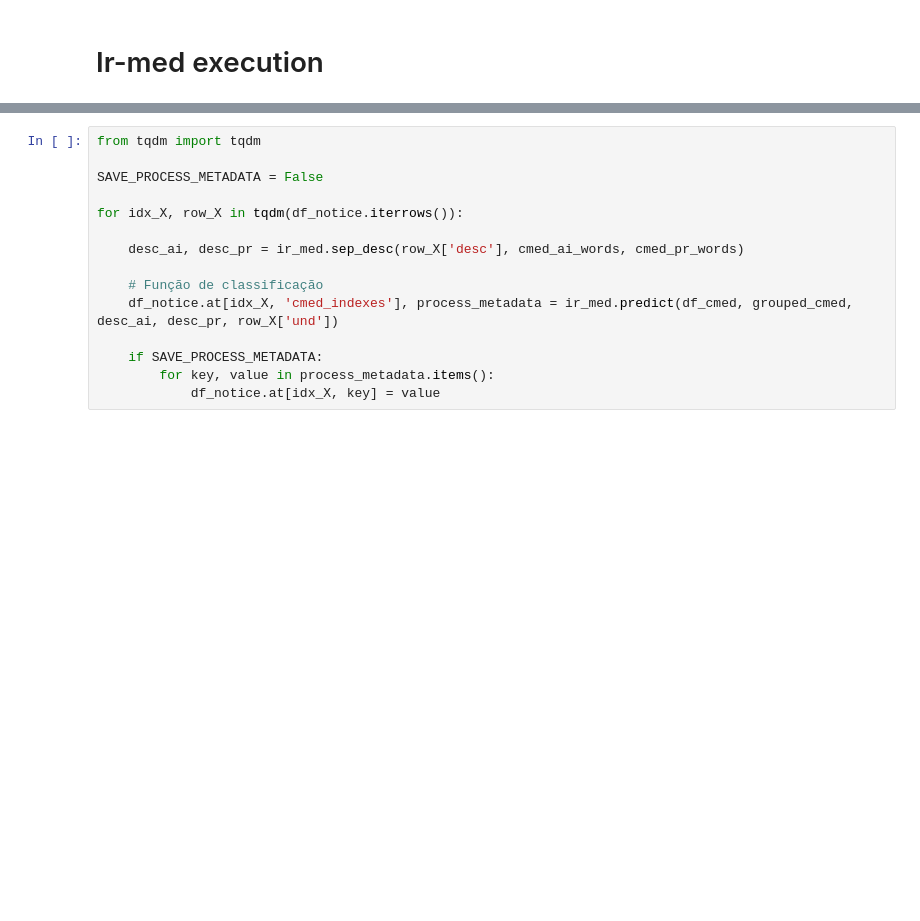
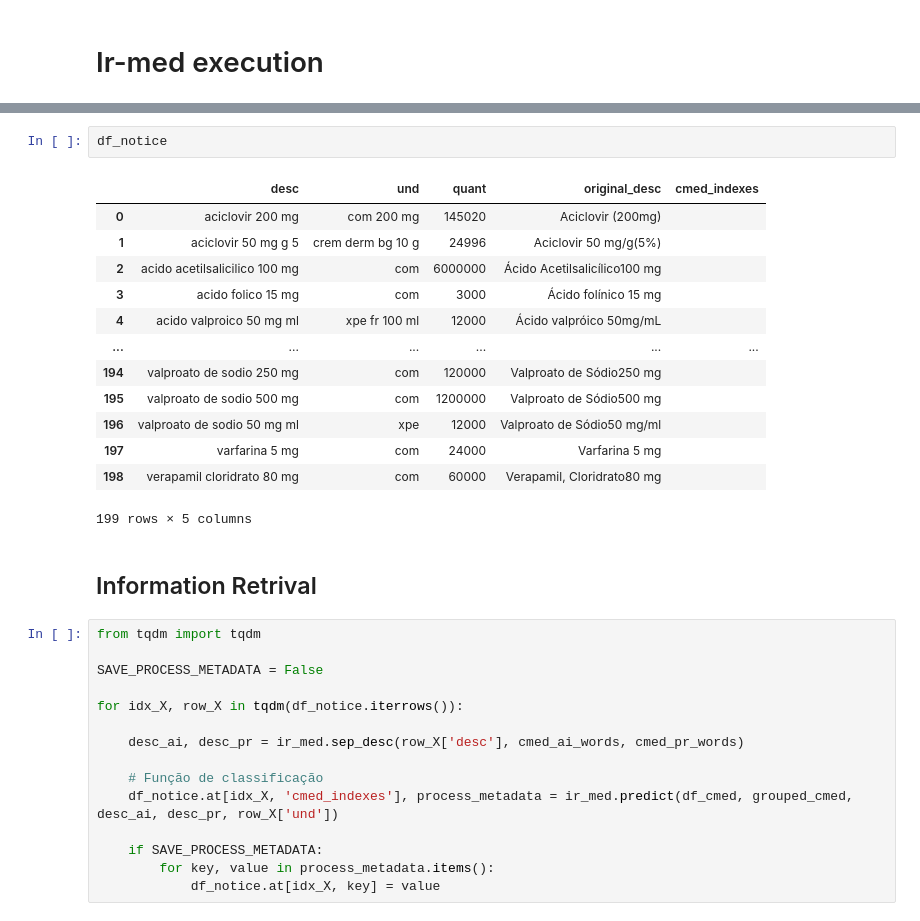
Before and after one commit to ArthurLimaS/ir-med, a Jupyter notebook: example_notebook.ipynb, the cells around one changed output, grey strips where cells are left out. Drawn from its saved outputs; the diff is of its cells as text; blank space fills up the shorter version.

```diff
--- a/example_notebook.ipynb
+++ b/example_notebook.ipynb
@@ -156,3 +200,21 @@ df_notice
+# %%
+df_notice
+# %% [output]
+|  | desc | und | quant | original_desc | cmed_indexes |
+| 0 | aciclovir 200 mg | com 200 mg | 145020 | Aciclovir (200mg) |  |
+| 1 | aciclovir 50 mg g 5 | crem derm bg 10 g | 24996 | Aciclovir 50 mg/g(5%) |  |
+| 2 | acido acetilsalicilico 100 mg | com | 6000000 | Ácido Acetilsalicílico100 mg |  |
+| 3 | acido folico 15 mg | com | 3000 | Ácido folínico 15 mg |  |
+| 4 | acido valproico 50 mg ml | xpe fr 100 ml | 12000 | Ácido valpróico 50mg/mL |  |
+| ... | ... | ... | ... | ... | ... |
+| 194 | valproato de sodio 250 mg | com | 120000 | Valproato de Sódio250 mg |  |
+| 195 | valproato de sodio 500 mg | com | 1200000 | Valproato de Sódio500 mg |  |
+| 196 | valproato de sodio 50 mg ml | xpe | 12000 | Valproato de Sódio50 mg/ml |  |
+| 197 | varfarina 5 mg | com | 24000 | Varfarina 5 mg |  |
+| 198 | verapamil cloridrato 80 mg | com | 60000 | Verapamil, Cloridrato80 mg |  |
+199 rows × 5 columns
+# %% [markdown]
+## Information Retrival
 # %%
 from tqdm import tqdm
 
```
Also changed, not shown: parts of 8 cells of this notebook.
